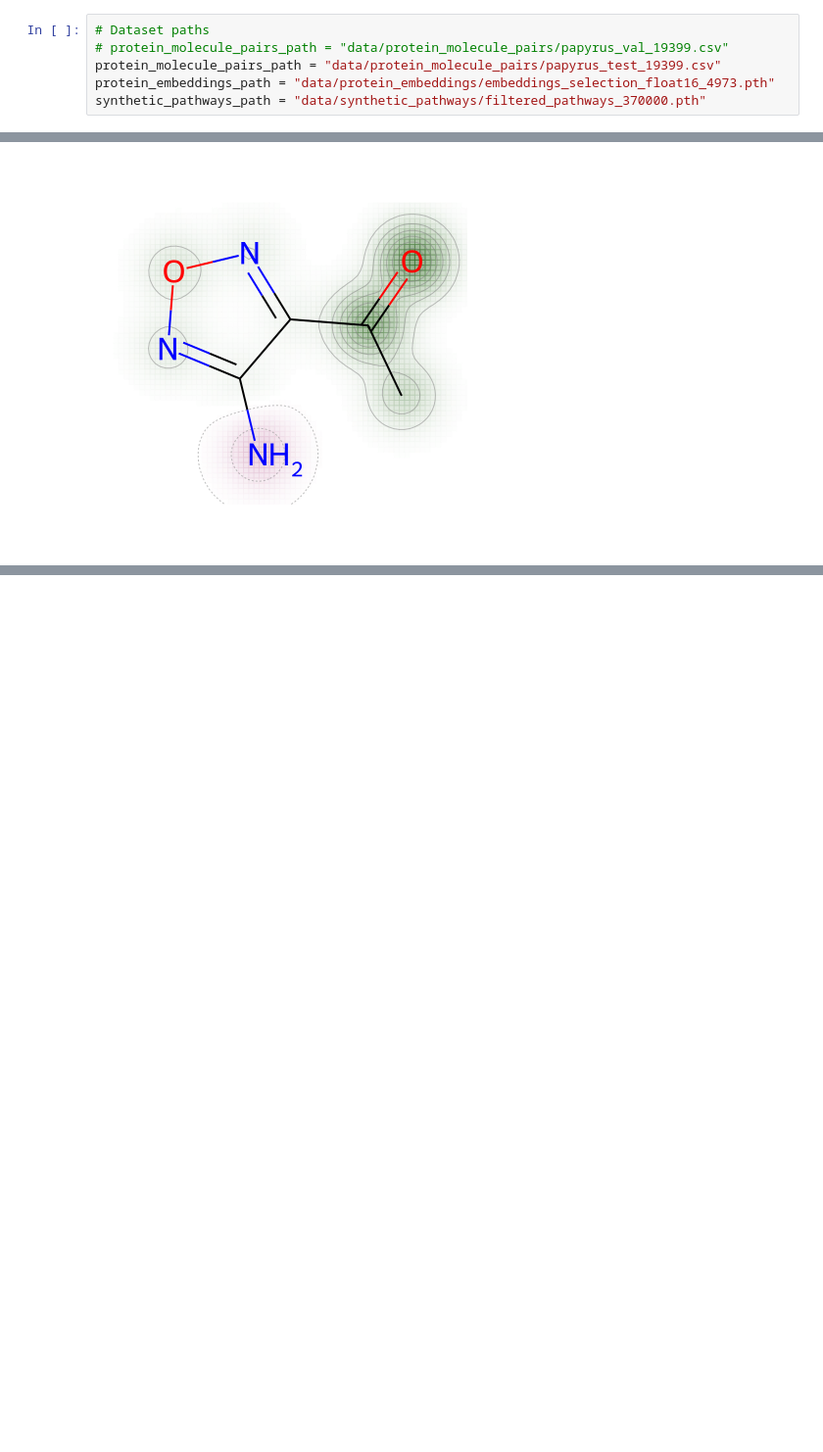
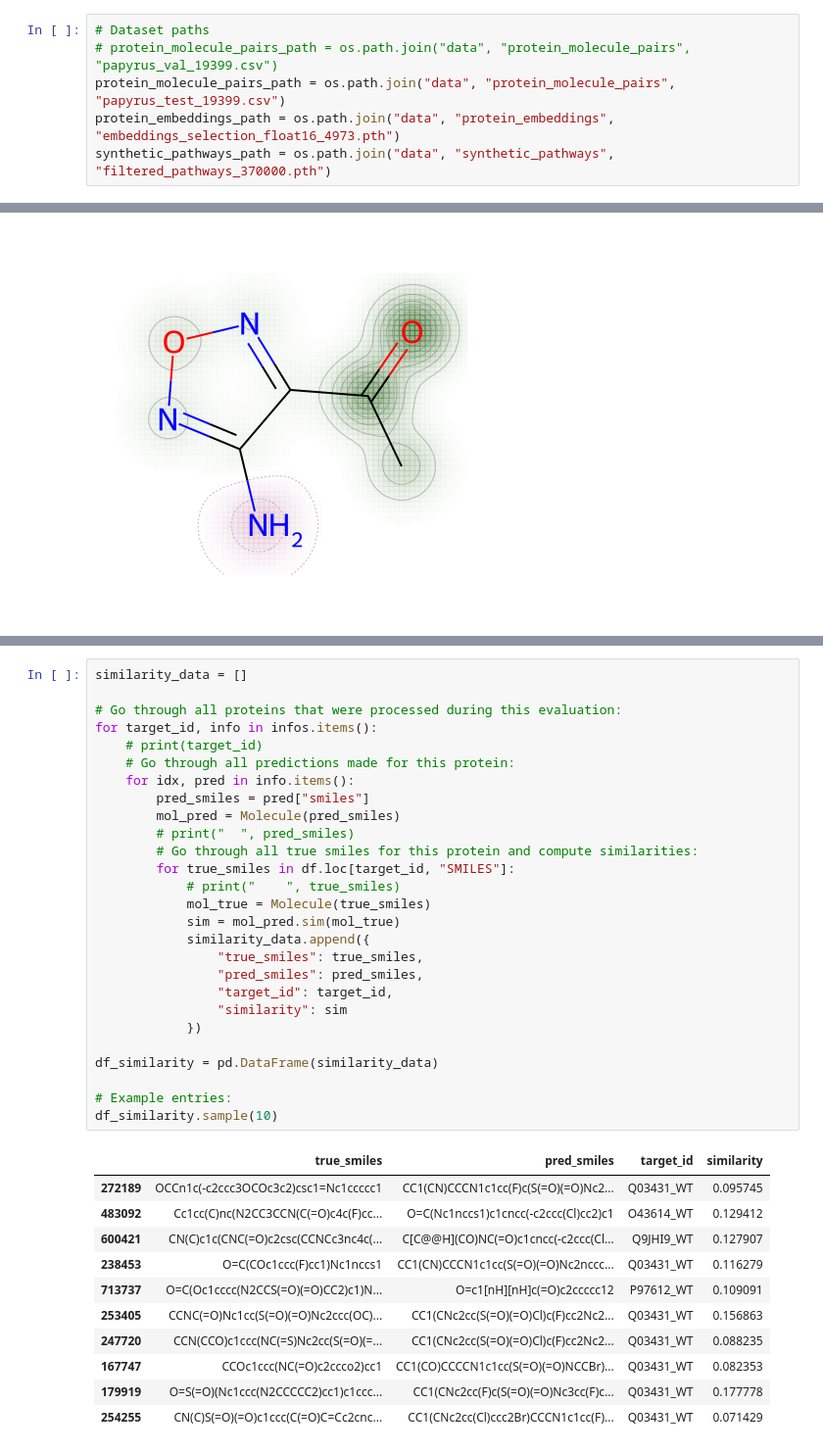
Before and after one commit to casperbroch/protein-synformer, a Jupyter notebook: Sample.ipynb, the cells around one changed output, grey strips where cells are left out. Shown at 98% size. Cells and saved outputs as stored; diff of their text form; blank space fills up the shorter version.

```diff
--- a/Sample.ipynb
+++ b/Sample.ipynb
@@ -55,10 +56,10 @@ esm_config = OmegaConf.load("configs/esm.yml")
 ### 1. Loading the data
 # %%
 # Dataset paths
-# protein_molecule_pairs_path = "data/protein_molecule_pairs/papyrus_val_19399.csv"
-protein_molecule_pairs_path = "data/protein_molecule_pairs/papyrus_test_19399.csv"
-protein_embeddings_path = "data/protein_embeddings/embeddings_selection_float16_4973.pth"
-synthetic_pathways_path = "data/synthetic_pathways/filtered_pathways_370000.pth"
+# protein_molecule_pairs_path = os.path.join("data", "protein_molecule_pairs", "papyrus_val_19399.csv")
+protein_molecule_pairs_path = os.path.join("data", "protein_molecule_pairs", "papyrus_test_19399.csv")
+protein_embeddings_path = os.path.join("data", "protein_embeddings", "embeddings_selection_float16_4973.pth")
+synthetic_pathways_path = os.path.join("data", "synthetic_pathways", "filtered_pathways_370000.pth")
 # %%
 df_protein_molecule_pairs = load_protein_molecule_pairs(protein_molecule_pairs_path)
 df_protein_molecule_pairs = df_protein_molecule_pairs.reset_index()
@@ -195,0 +208,39 @@ Image.open(io.BytesIO(d.GetDrawingText()))
+# %%
+similarity_data = []
+
+# Go through all proteins that were processed during this evaluation:
+for target_id, info in infos.items():
+    # print(target_id)
+    # Go through all predictions made for this protein:
+    for idx, pred in info.items():
+        pred_smiles = pred["smiles"]
+        mol_pred = Molecule(pred_smiles)
+        # print("  ", pred_smiles)
+        # Go through all true smiles for this protein and compute similarities:
+        for true_smiles in df.loc[target_id, "SMILES"]:
+            # print("    ", true_smiles)
+            mol_true = Molecule(true_smiles)
+            sim = mol_pred.sim(mol_true)
+            similarity_data.append({
+                "true_smiles": true_smiles,
+                "pred_smiles": pred_smiles,
+                "target_id": target_id,
+                "similarity": sim
+            })
+
+df_similarity = pd.DataFrame(similarity_data)
+
+# Example entries:
+df_similarity.sample(10)
+# %% [output]
+|  | true_smiles | pred_smiles | target_id | similarity |
+| 272189 | OCCn1c(-c2ccc3OCOc3c2)csc1=Nc1ccccc1 | CC1(CN)CCCN1c1cc(F)c(S(=O)(=O)Nc2... | Q03431_WT | 0.095745 |
+| 483092 | Cc1cc(C)nc(N2CC3CCN(C(=O)c4c(F)cc... | O=C(Nc1nccs1)c1cncc(-c2ccc(Cl)cc2)c1 | O43614_WT | 0.129412 |
+| 600421 | CN(C)c1c(CNC(=O)c2csc(CCNCc3nc4c(... | C[C@@H](CO)NC(=O)c1cncc(-c2ccc(Cl... | Q9JHI9_WT | 0.127907 |
+| 238453 | O=C(COc1ccc(F)cc1)Nc1nccs1 | CC1(CN)CCCN1c1cc(S(=O)(=O)Nc2nccc... | Q03431_WT | 0.116279 |
+| 713737 | O=C(Oc1cccc(N2CCS(=O)(=O)CC2)c1)N... | O=c1[nH][nH]c(=O)c2ccccc12 | P97612_WT | 0.109091 |
+| 253405 | CCNC(=O)Nc1cc(S(=O)(=O)Nc2ccc(OC)... | CC1(CNc2cc(S(=O)(=O)Cl)c(F)cc2Nc2... | Q03431_WT | 0.156863 |
+| 247720 | CCN(CCO)c1ccc(NC(=S)Nc2cc(S(=O)(=... | CC1(CNc2cc(S(=O)(=O)Cl)c(F)cc2Nc2... | Q03431_WT | 0.088235 |
+| 167747 | CCOc1ccc(NC(=O)c2ccco2)cc1 | CC1(CO)CCCCN1c1cc(S(=O)(=O)NCCBr)... | Q03431_WT | 0.082353 |
+| 179919 | O=S(=O)(Nc1ccc(N2CCCCC2)cc1)c1ccc... | CC1(CNc2cc(F)c(S(=O)(=O)Nc3cc(F)c... | Q03431_WT | 0.177778 |
+| 254255 | CN(C)S(=O)(=O)c1ccc(C(=O)C=Cc2cnc... | CC1(CNc2cc(Cl)ccc2Br)CCCN1c1cc(F)... | Q03431_WT | 0.071429 |
```
Also changed, not shown: parts of 12 cells of this notebook.
